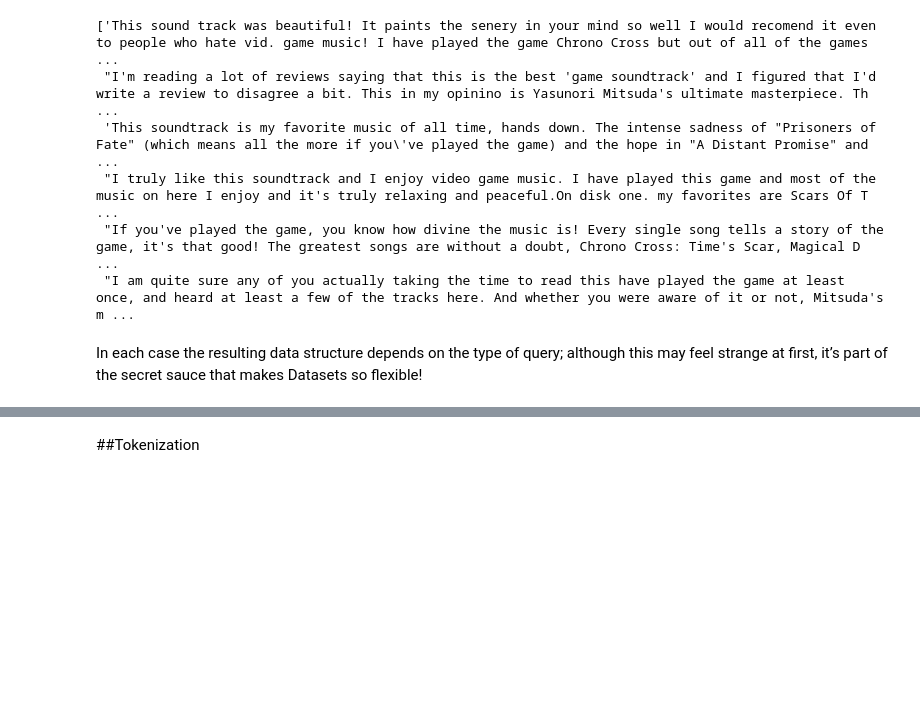
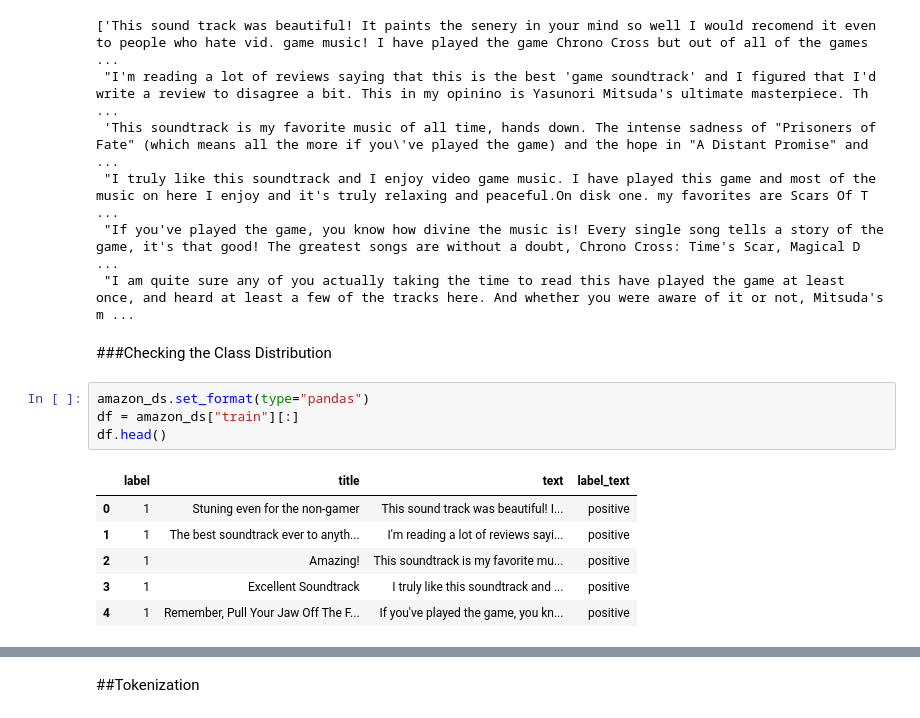
Before and after one commit to rahiakela/transformers-research-and-practice, a Jupyter notebook: natural-language-processing-with-transformers/02-text-classification/03_amazon_review_analysis_using_feature_extractors.ipynb, the cells around one changed output, grey strips where cells are left out. Cells and saved outputs as stored; diff of their text form; blank space fills up the shorter version.

```diff
--- a/natural-language-processing-with-transformers/02-text-classification/03_amazon_review_analysis_using_feature_extractors.ipynb
+++ b/natural-language-processing-with-transformers/02-text-classification/03_amazon_review_analysis_using_feature_extractors.ipynb
@@ -207,6 +169,16 @@ train_ds["text"][:6]
  "I truly like this soundtrack and I enjoy video game music. I have played this game and most of the music on here I enjoy and it's truly relaxing and peaceful.On disk one. my favorites are Scars Of T ...
  "If you've played the game, you know how divine the music is! Every single song tells a story of the game, it's that good! The greatest songs are without a doubt, Chrono Cross: Time's Scar, Magical D ...
  "I am quite sure any of you actually taking the time to read this have played the game at least once, and heard at least a few of the tracks here. And whether you were aware of it or not, Mitsuda's m ...
-# %% [markdown]
-In each case the resulting data structure depends on the type of query; although this may feel
-strange at first, it’s part of the secret sauce that makes Datasets so flexible!
+# %% [markdown]
+###Checking the Class Distribution
+# %%
+amazon_ds.set_format(type="pandas")
+df = amazon_ds["train"][:]
+df.head()
+# %% [output]
+|  | label | title | text | label_text |
+| 0 | 1 | Stuning even for the non-gamer | This sound track was beautiful! I... | positive |
+| 1 | 1 | The best soundtrack ever to anyth... | I'm reading a lot of reviews sayi... | positive |
+| 2 | 1 | Amazing! | This soundtrack is my favorite mu... | positive |
+| 3 | 1 | Excellent Soundtrack | I truly like this soundtrack and ... | positive |
+| 4 | 1 | Remember, Pull Your Jaw Off The F... | If you've played the game, you kn... | positive |
```
Also changed, not shown: parts of 41 cells of this notebook.
